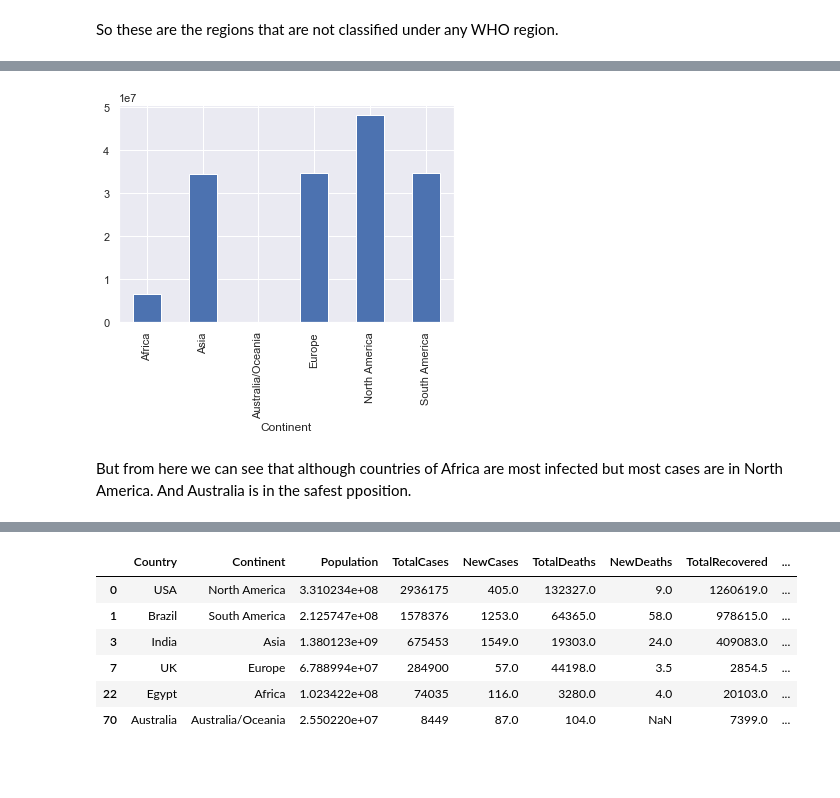
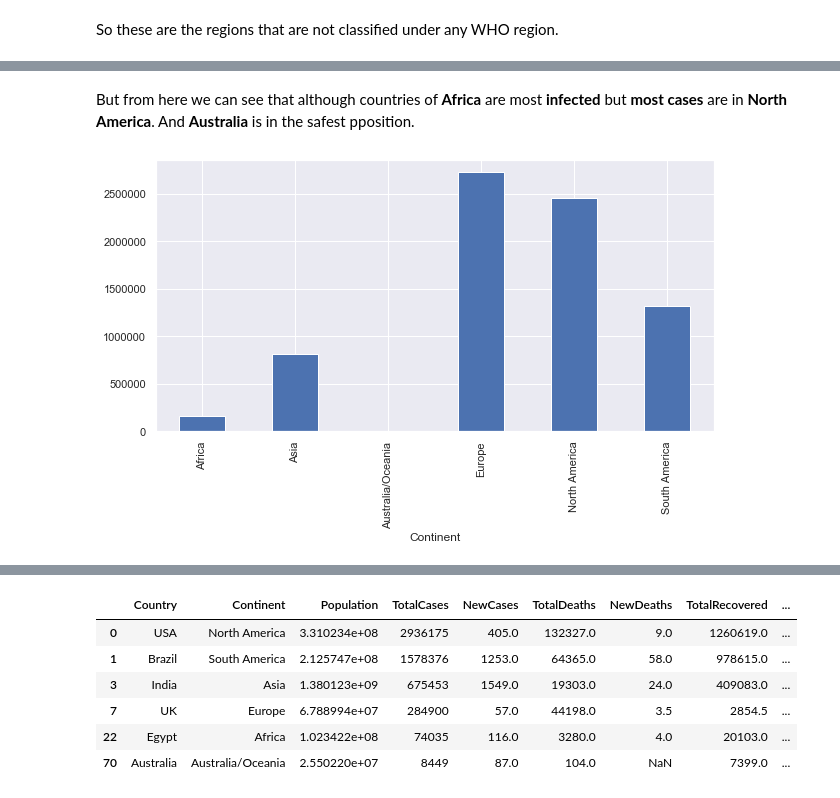
Before and after one commit to Hasibul-Islam/Covid-19, a Jupyter notebook: Covid-19.ipynb, the cells around one changed output, grey strips where cells are left out. Cells and saved outputs as stored; diff of their text form; code cells hidden in the pictures; blank space fills up the shorter version.

```diff
--- a/Covid-19.ipynb
+++ b/Covid-19.ipynb
@@ -296,6 +322,7 @@ Africa has the most countries infected with this virus.
+# %% [markdown]
+But from here we can see that although countries of **Africa** are most **infected** but **most cases** are in **North America**. And **Australia** is in the safest pposition.
 # %%
-TCC = df.melt(['TotalCases','Continent']).groupby('Continent').TotalCases.sum().dropna().plot(kind='bar')
+plt.figure(figsize=(10,5))
+TD = df.melt(['TotalDeaths','Continent']).groupby('Continent').TotalDeaths.sum().dropna().plot(kind='bar')
 # %% [output]
-[figure, old version]
+[figure, new version]
-# %% [markdown]
-But from here we can see that although countries of Africa are most infected but most cases are in North America. And Australia is in the safest pposition.
```
Also changed, not shown: parts of 60 cells of this notebook.
